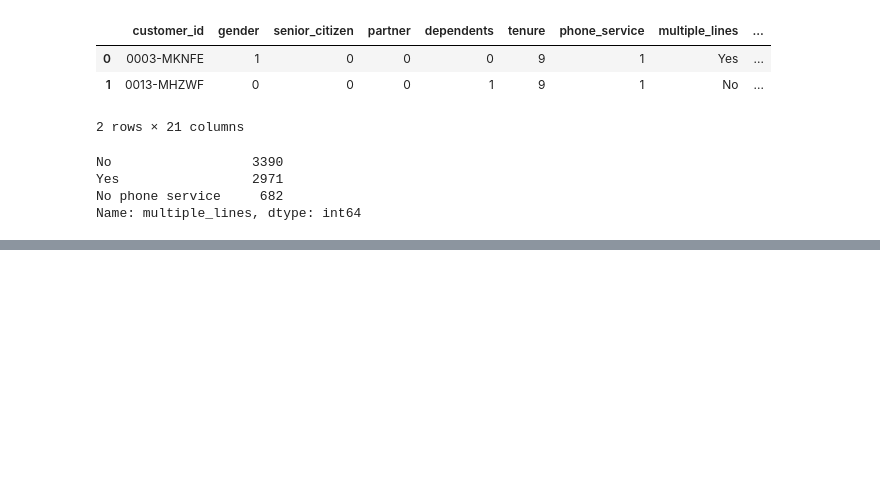
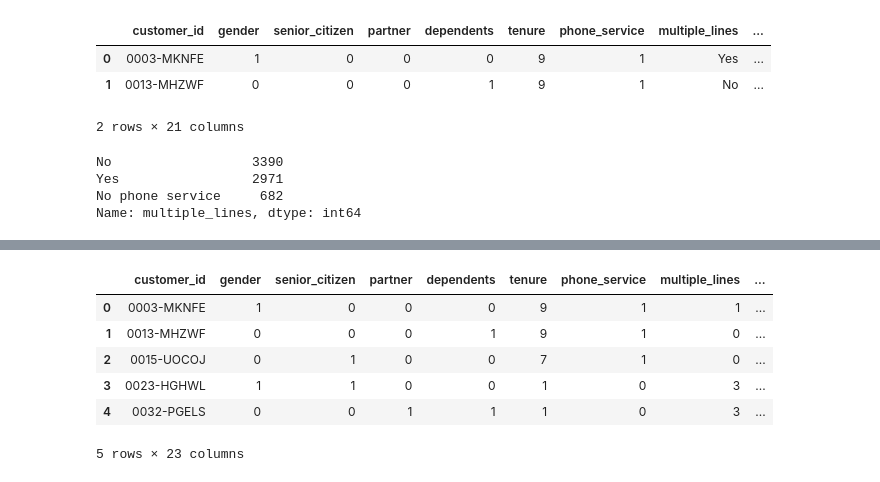
Before and after one commit to o0amandagomez0o/classification_proj, a Jupyter notebook: telco001.ipynb, the cells around one changed output, grey strips where cells are left out. Saved outputs shown, nothing was run; the diff lists cells and outputs as text; code cells hidden in the pictures; blank space fills up the shorter version.

```diff
--- a/telco001.ipynb
+++ b/telco001.ipynb
@@ -276,0 +304,2 @@ df.multiple_lines = df.multiple_lines.replace({'No': 0, 'Yes': 1, 'No phone serv
+# %%
+df.payment_type = df.payment_type.replace({'Mailed check': 'mchk', 'Electronic check': 'echk', 'Bank transfer (automatic)': 'abt', 'Credit card (automatic)': 'acc'})
@@ -276,0 +313,4 @@ df.multiple_lines = df.multiple_lines.replace({'No': 0, 'Yes': 1, 'No phone serv
+# %%
+pymttype_dummies = pd.get_dummies(df.payment_type, prefix='pymt_type', drop_first=True)
+# %%
+df = pd.concat([df, pymttype_dummies], axis =1)
@@ -276,0 +324,12 @@ df.multiple_lines = df.multiple_lines.replace({'No': 0, 'Yes': 1, 'No phone serv
+# %%
+df.drop(columns= 'payment_type', inplace=True)
+# %%
+df.head()
+# %% [output]
+|  | customer_id | gender | senior_citizen | partner | dependents | tenure | phone_service | multiple_lines | ... |
+| 0 | 0003-MKNFE | 1 | 0 | 0 | 0 | 9 | 1 | 1 | ... |
+| 1 | 0013-MHZWF | 0 | 0 | 0 | 1 | 9 | 1 | 0 | ... |
+| 2 | 0015-UOCOJ | 0 | 1 | 0 | 0 | 7 | 1 | 0 | ... |
+| 3 | 0023-HGHWL | 1 | 1 | 0 | 0 | 1 | 0 | 3 | ... |
+| 4 | 0032-PGELS | 0 | 0 | 1 | 1 | 1 | 0 | 3 | ... |
+5 rows × 23 columns
```
Also changed, not shown: parts of 22 cells of this notebook, 2 other files.
